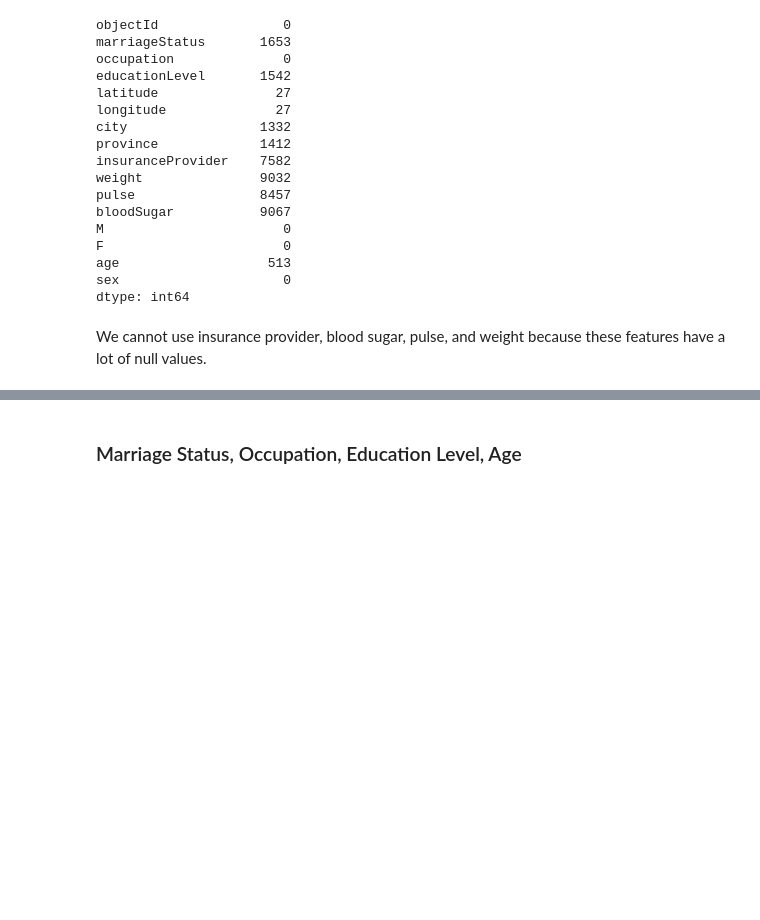
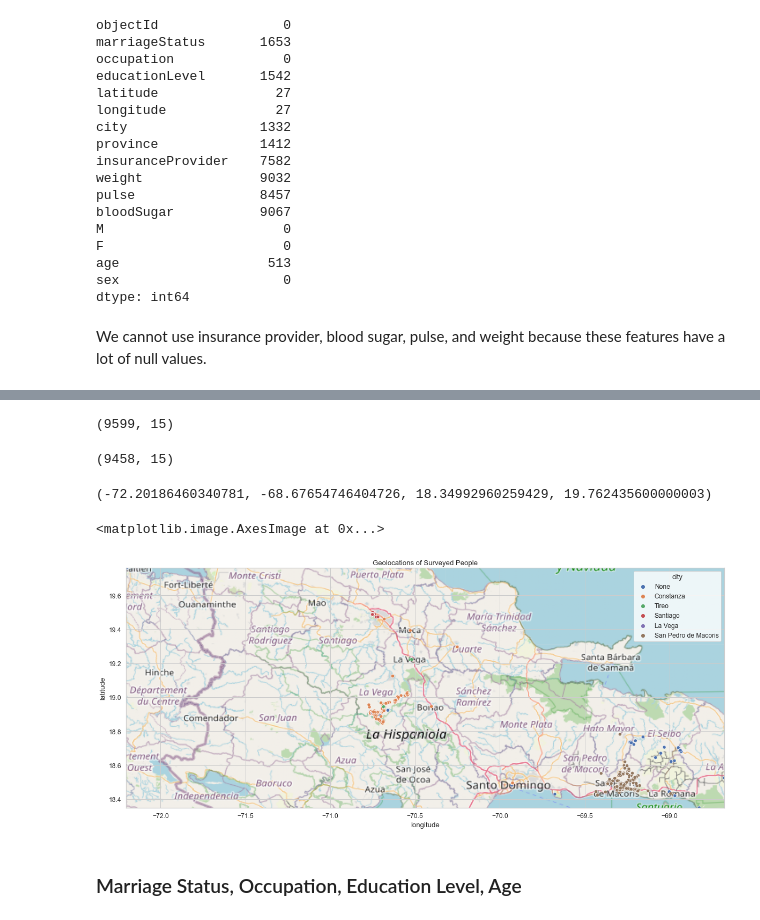
Before and after one commit to hamzabacc/puente, a Jupyter notebook: EDA.ipynb, the cells around one changed output, grey strips where cells are left out. Cells and saved outputs as stored; diff of their text form; code cells hidden in the pictures; blank space fills up the shorter version.

```diff
--- a/EDA.ipynb
+++ b/EDA.ipynb
@@ -54,3 +84,30 @@ We cannot use insurance provider, blood sugar, pulse, and weight because these f
+# %%
+survey_vitals.shape
+# %% [output]
+(9599, 15)
+# %%
+df = survey_vitals.query('-75 <= longitude <= -50 & 15 <= latitude <= 21')
+df.shape
+# %% [output]
+(9458, 15)
+# %%
+BBox = ((df.longitude.min(),   df.longitude.max(),
+         df.latitude.min(), df.latitude.max()))
+BBox
+# %% [output]
+(-72.20186460340781, -68.67654746404726, 18.34992960259429, 19.762435600000003)
+# %%
+dom_map = plt.imread("map.png")
+# %%
+plt.figure(figsize = (20,14))
+ax = sns.scatterplot(data = df, x = "longitude", y = "latitude", hue = "city", palette = "deep")
+ax.set_title("Geolocations of Surveyed People")
+ax.set_xlim(BBox[0],BBox[1])
+ax.set_ylim(BBox[2],BBox[3])
+ax.imshow(dom_map, zorder=0, extent = BBox, aspect= 'equal')
+# %% [output]
+<matplotlib.image.AxesImage at 0x...>
+[figure, added]
 # %% [markdown]
 ### Marriage Status, Occupation, Education Level, Age
 # %%
```
Also changed, not shown: parts of 35 cells of this notebook, 6 other files.
